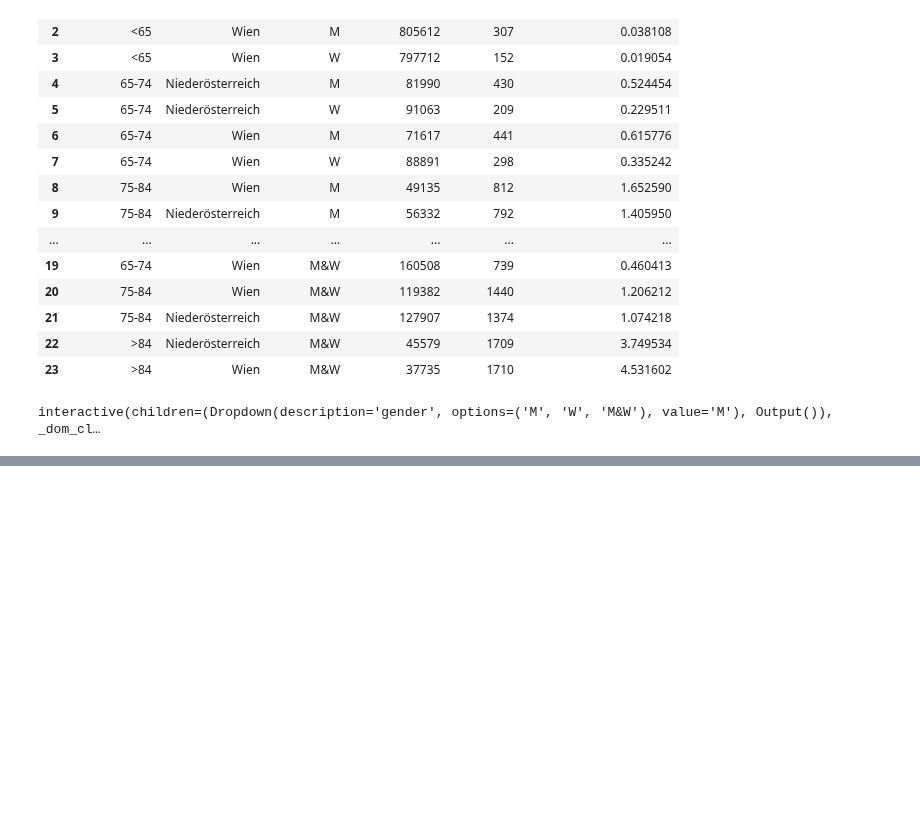
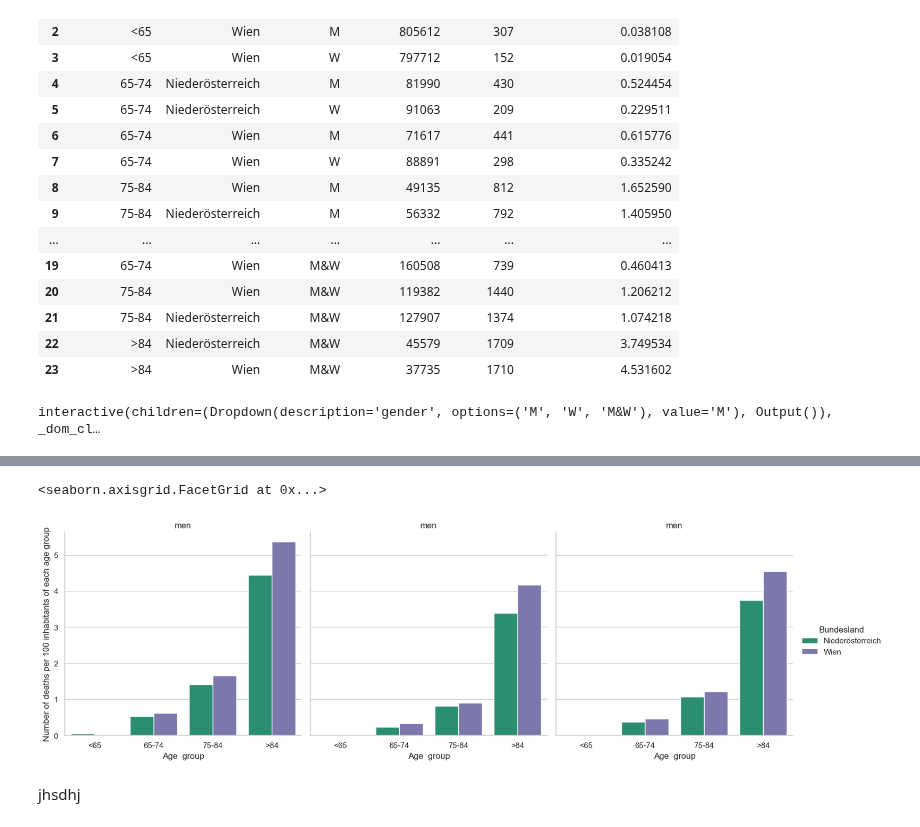
Before and after one commit to borosabel/visual_analytics_2022, a Jupyter notebook: individual work/03_final-Angelika.ipynb, the cells around one changed output, grey strips where cells are left out. Drawn from its saved outputs; the diff is of its cells as text; code cells hidden in the pictures; blank space fills up the shorter version.

```diff
--- a/individual work/03_final-Angelika.ipynb
+++ b/individual work/03_final-Angelika.ipynb
@@ -80,0 +132,20 @@ interactive(children=(Dropdown(description='gender', options=('M', 'W', 'M&W'),
+# %%
+colors = ["#1b9e77", "#7570b3"]
+sns.set_style('whitegrid')
+g = sns.catplot(x='Altersgruppe', y='Proportion of death/100', col= 'Geschlecht', hue='Bundesland', data=df_barchart_merged, kind='bar', palette = colors)
+g.set_axis_labels('Age  group', 'Number of deaths per 100 inhabitants of each age group')
+g.set_titles('men', 'women', 'men & women')
+#g.set_axisbelow(False)
+#g.set_ylim(0, 5.5)
+#ax.grid(visible=True, axis='y', which='major', color='white', linewidth=0.75)
+#plt.xlabel('Age  group', fontsize=14)
+#plt.ylabel('Number of deaths per 100 inhabitants of each age group', fontsize=14)
+#plt.title('Total number of COVID-19 deaths per 100 inhabitants until 10.11.2022 by age group', fontsize=14)
+    #plt.yticks(fontsize=14)
+    #plt.xticks(fontsize=12)
+#plt.legend(fontsize=16, facecolor='white', labels=['Lower Austria', 'Vienna'])
+# %% [output]
+<seaborn.axisgrid.FacetGrid at 0x...>
+[figure, added]
+# %% [markdown]
+jhsdhj
```
Also changed, not shown: parts of 5 cells of this notebook.
